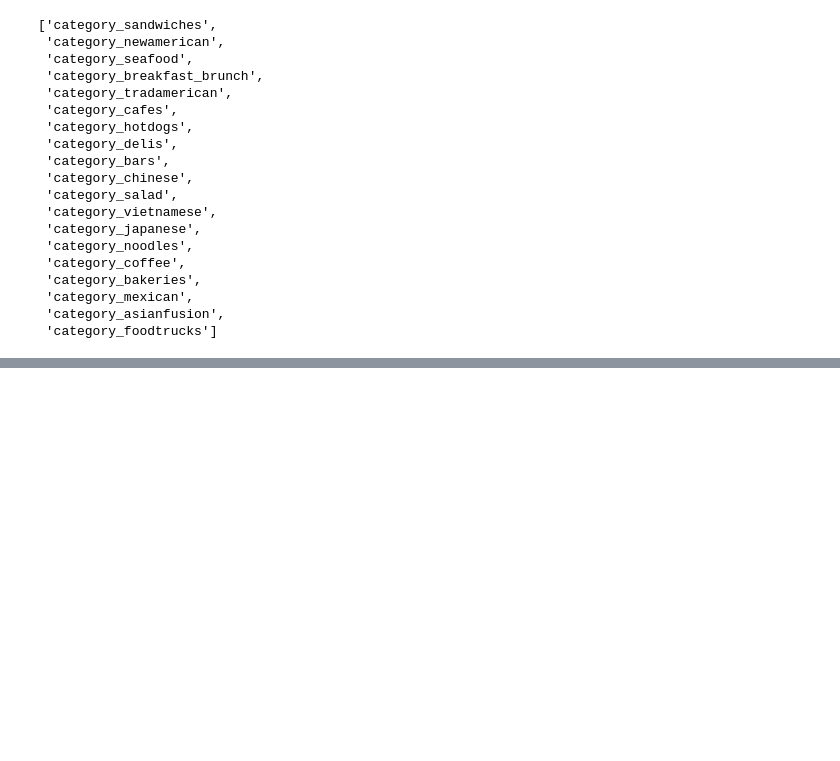
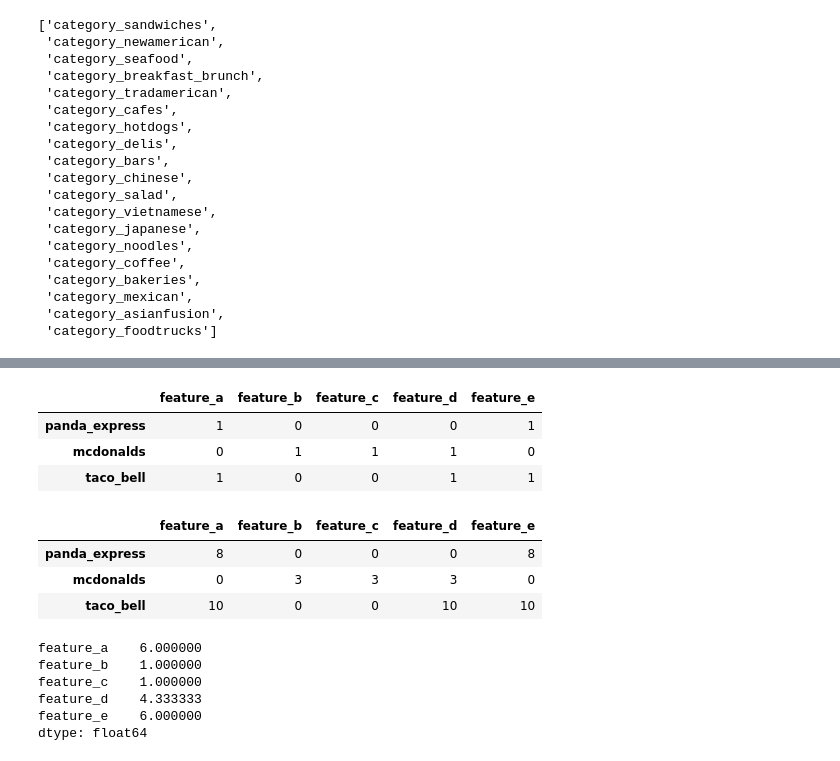
Before and after one commit to Gnishimura/We_Eat, a Jupyter notebook: new_db.ipynb, the cells around one changed output, grey strips where cells are left out. Cells and saved outputs as stored; diff of their text form; code cells hidden in the pictures; blank space fills up the shorter version.

```diff
--- a/new_db.ipynb
+++ b/new_db.ipynb
@@ -209,0 +327,7 @@ tamarind-tree-seattle
+# %%
+X
+# %% [output]
+|  | feature_a | feature_b | feature_c | feature_d | feature_e |
+| panda_express | 1 | 0 | 0 | 0 | 1 |
+| mcdonalds | 0 | 1 | 1 | 1 | 0 |
+| taco_bell | 1 | 0 | 0 | 1 | 1 |
@@ -209,0 +343,7 @@ tamarind-tree-seattle
+# %%
+X
+# %% [output]
+|  | feature_a | feature_b | feature_c | feature_d | feature_e |
+| panda_express | 8 | 0 | 0 | 0 | 8 |
+| mcdonalds | 0 | 3 | 3 | 3 | 0 |
+| taco_bell | 10 | 0 | 0 | 10 | 10 |
@@ -209,0 +352,9 @@ tamarind-tree-seattle
+# %%
+gabe_feature_ratings
+# %% [output]
+feature_a    6.000000
+feature_b    1.000000
+feature_c    1.000000
+feature_d    4.333333
+feature_e    6.000000
+dtype: float64
```
Also changed, not shown: parts of 16 cells of this notebook.
